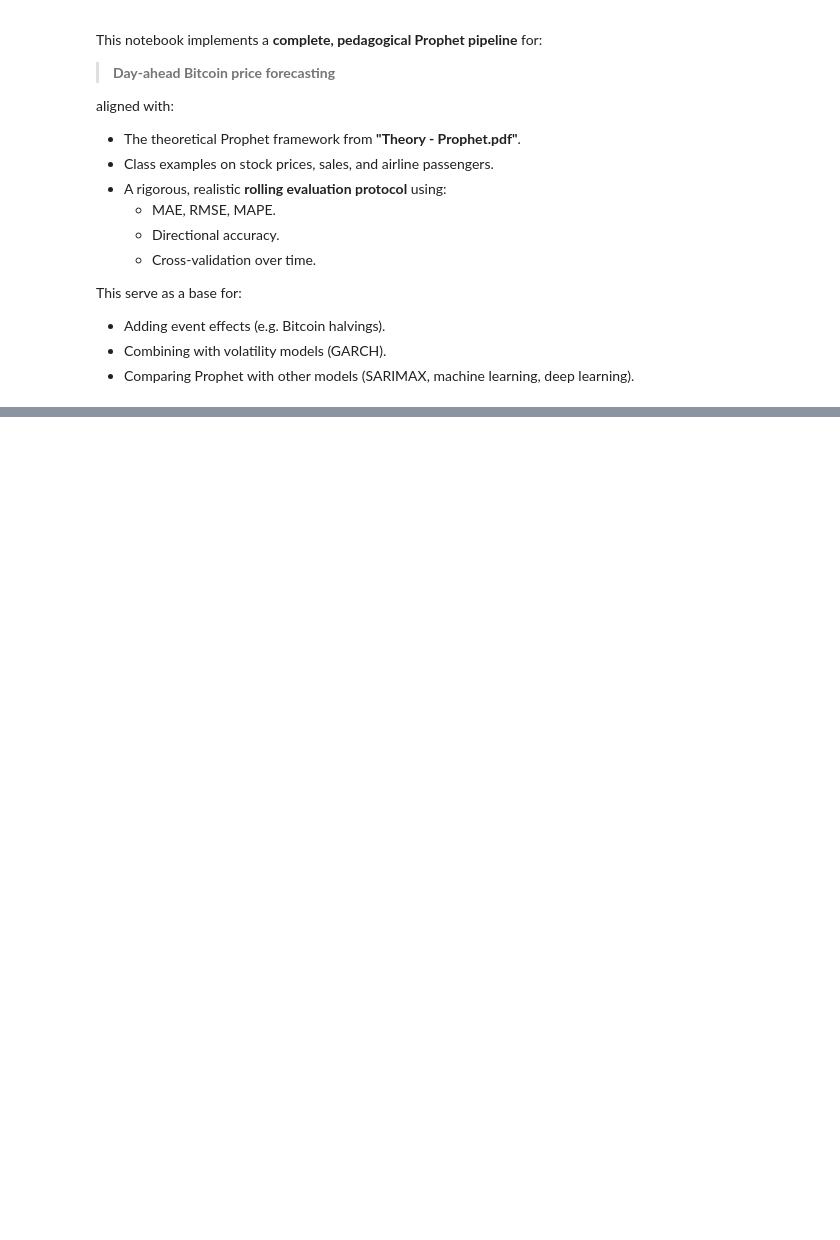
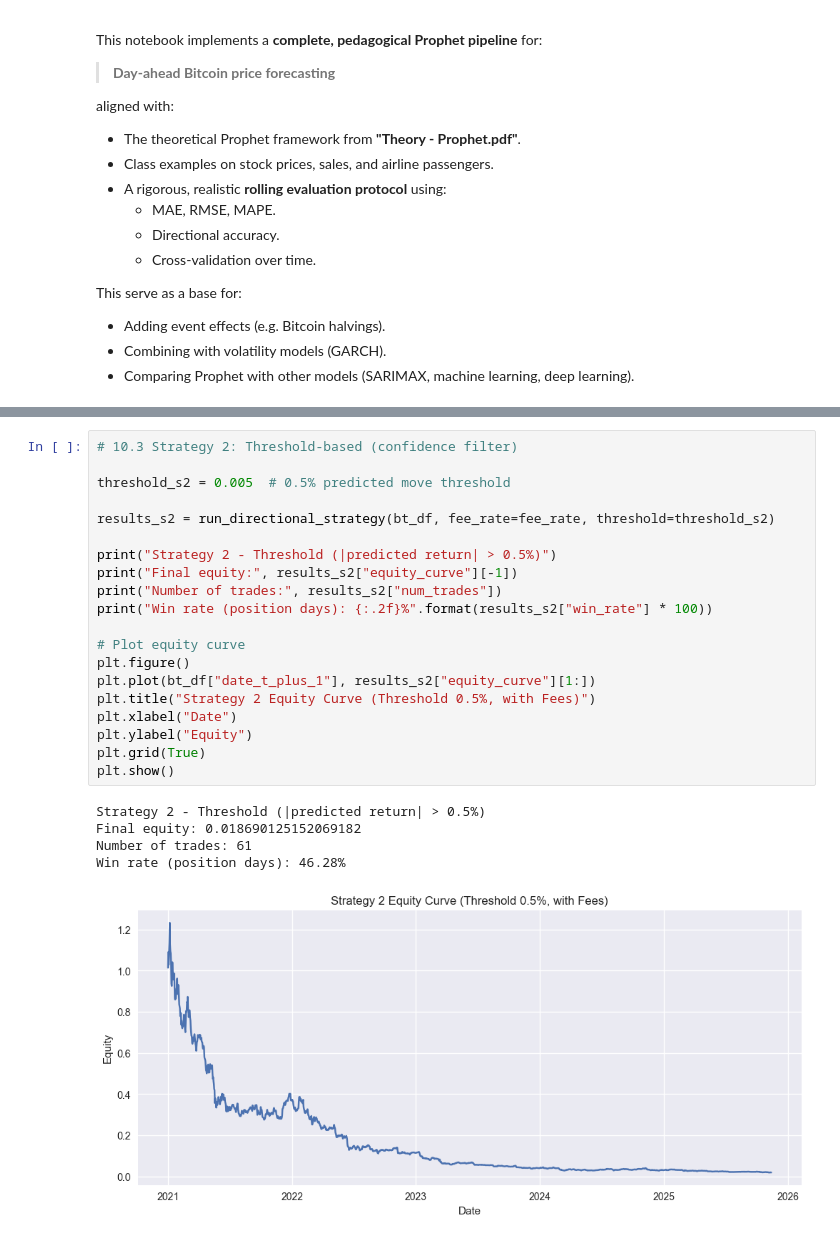
Before and after one commit to leojeulinmerville/Prophet_Project, a Jupyter notebook: Time_Series_Prophet_Project.ipynb, the cells around one changed output, grey strips where cells are left out. Saved outputs shown, nothing was run; the diff lists cells and outputs as text; blank space fills up the shorter version.

```diff
--- a/Time_Series_Prophet_Project.ipynb
+++ b/Time_Series_Prophet_Project.ipynb
@@ -1174,0 +1464,26 @@ This serve as a base for:
+# %%
+# 10.3 Strategy 2: Threshold-based (confidence filter)
+
+threshold_s2 = 0.005  # 0.5% predicted move threshold
+
+results_s2 = run_directional_strategy(bt_df, fee_rate=fee_rate, threshold=threshold_s2)
+
+print("Strategy 2 - Threshold (|predicted return| > 0.5%)")
+print("Final equity:", results_s2["equity_curve"][-1])
+print("Number of trades:", results_s2["num_trades"])
+print("Win rate (position days): {:.2f}%".format(results_s2["win_rate"] * 100))
+
+# Plot equity curve
+plt.figure()
+plt.plot(bt_df["date_t_plus_1"], results_s2["equity_curve"][1:])
+plt.title("Strategy 2 Equity Curve (Threshold 0.5%, with Fees)")
+plt.xlabel("Date")
+plt.ylabel("Equity")
+plt.grid(True)
+plt.show()
+# %% [output]
+Strategy 2 - Threshold (|predicted return| > 0.5%)
+Final equity: 0.018690125152069182
+Number of trades: 61
+Win rate (position days): 46.28%
+[figure, added]
```
Also changed, not shown: parts of 53 cells of this notebook, 1 other file.
